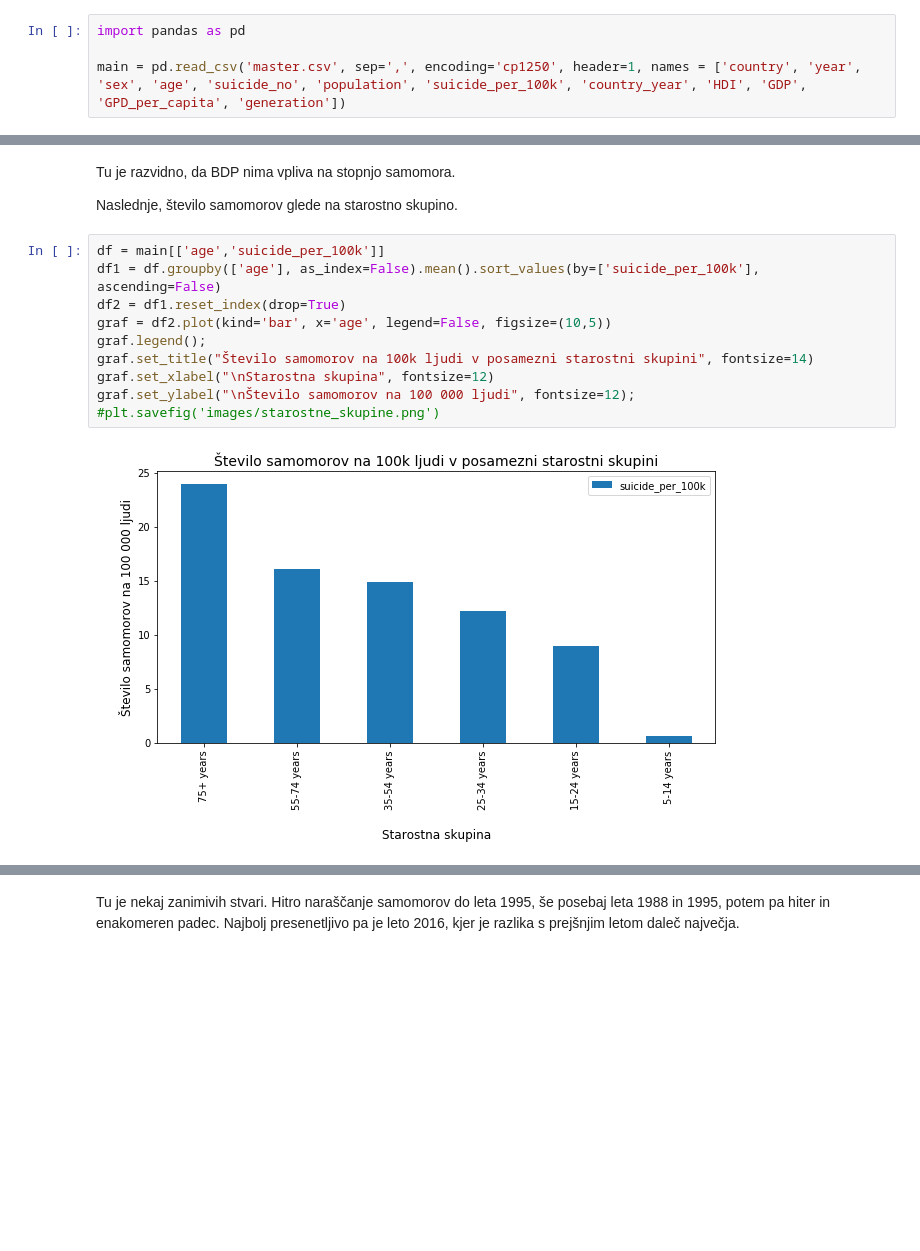
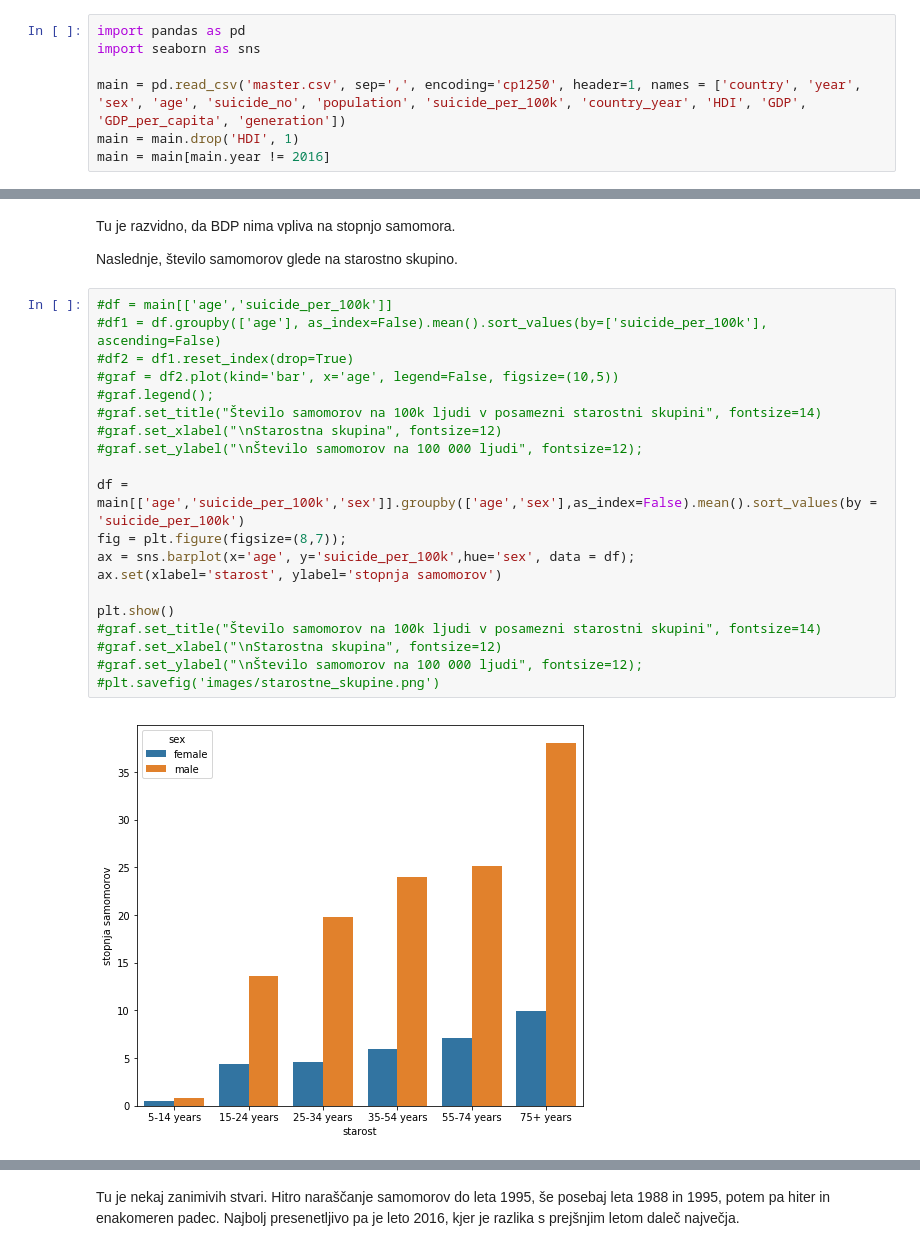
Before and after one commit to np6818/PR19NPZPTK, a Jupyter notebook: project_code.ipynb, the cells around one changed output, grey strips where cells are left out. Cells and saved outputs as stored; diff of their text form; blank space fills up the shorter version.

```diff
--- a/project_code.ipynb
+++ b/project_code.ipynb
@@ -39,7 +39,10 @@ S preprosto funkcijo smo prebrali podatke iz datoteke "master.csv", v pandas dat
 # %%
 import pandas as pd
+import seaborn as sns
 
-main = pd.read_csv('master.csv', sep=',', encoding='cp1250', header=1, names = ['country', 'year', 'sex', 'age', 'suicide_no', 'population', 'suicide_per_100k', 'country_year', 'HDI', 'GDP', 'GPD_per_capita', 'generation'])
+main = pd.read_csv('master.csv', sep=',', encoding='cp1250', header=1, names = ['country', 'year', 'sex', 'age', 'suicide_no', 'population', 'suicide_per_100k', 'country_year', 'HDI', 'GDP', 'GDP_per_capita', 'generation'])
+main = main.drop('HDI', 1)
+main = main[main.year != 2016]
 # %% [markdown]
 ### Nekaj vizualnih predstavitev
 
@@ -100,15 +103,25 @@ Tu je razvidno, da BDP nima vpliva na stopnjo samomora.
 
 Naslednje, število samomorov glede na starostno skupino.
 # %%
-df = main[['age','suicide_per_100k']]
-df1 = df.groupby(['age'], as_index=False).mean().sort_values(by=['suicide_per_100k'], ascending=False)
-df2 = df1.reset_index(drop=True)
-graf = df2.plot(kind='bar', x='age', legend=False, figsize=(10,5))
-graf.legend();
-graf.set_title("Število samomorov na 100k ljudi v posamezni starostni skupini", fontsize=14)
-graf.set_xlabel("\nStarostna skupina", fontsize=12)
-graf.set_ylabel("\nŠtevilo samomorov na 100 000 ljudi", fontsize=12);
+#df = main[['age','suicide_per_100k']]
+#df1 = df.groupby(['age'], as_index=False).mean().sort_values(by=['suicide_per_100k'], ascending=False)
+#df2 = df1.reset_index(drop=True)
+#graf = df2.plot(kind='bar', x='age', legend=False, figsize=(10,5))
+#graf.legend();
+#graf.set_title("Število samomorov na 100k ljudi v posamezni starostni skupini", fontsize=14)
+#graf.set_xlabel("\nStarostna skupina", fontsize=12)
+#graf.set_ylabel("\nŠtevilo samomorov na 100 000 ljudi", fontsize=12);
+
+df = main[['age','suicide_per_100k','sex']].groupby(['age','sex'],as_index=False).mean().sort_values(by = 'suicide_per_100k')
+fig = plt.figure(figsize=(8,7));
+ax = sns.barplot(x='age', y='suicide_per_100k',hue='sex', data = df);
+ax.set(xlabel='starost', ylabel='stopnja samomorov')
+
+plt.show()
+#graf.set_title("Število samomorov na 100k ljudi v posamezni starostni skupini", fontsize=14)
+#graf.set_xlabel("\nStarostna skupina", fontsize=12)
+#graf.set_ylabel("\nŠtevilo samomorov na 100 000 ljudi", fontsize=12);
 #plt.savefig('images/starostne_skupine.png')
 # %% [output]
-[figure, old version]
+[figure, new version]
 # %% [markdown]
```
Also changed, not shown: parts of 18 cells of this notebook, 3 other files.
